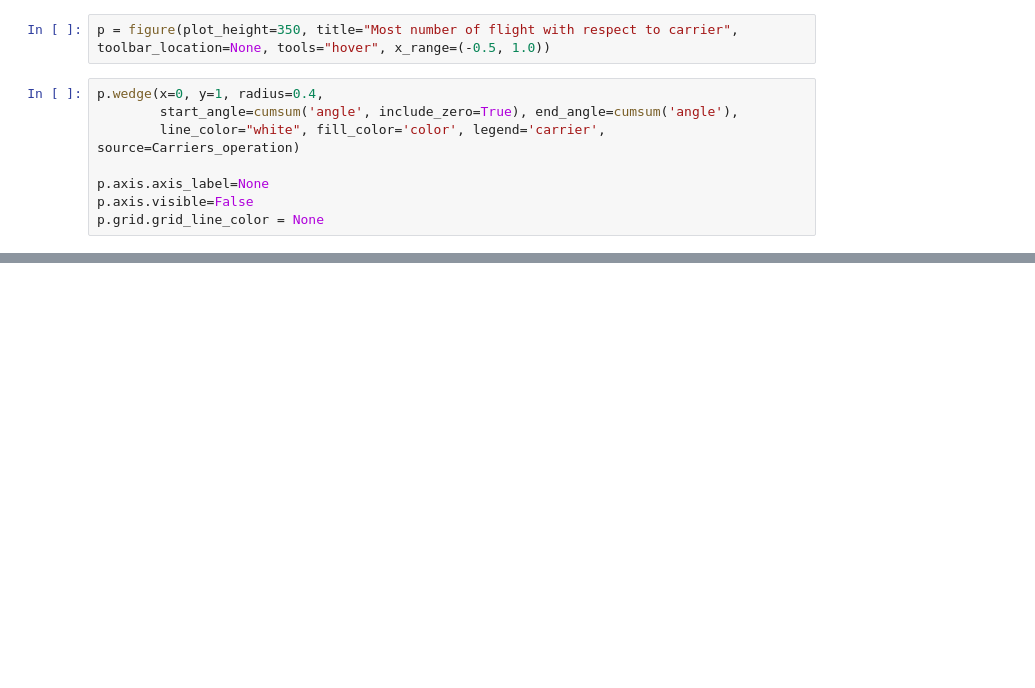
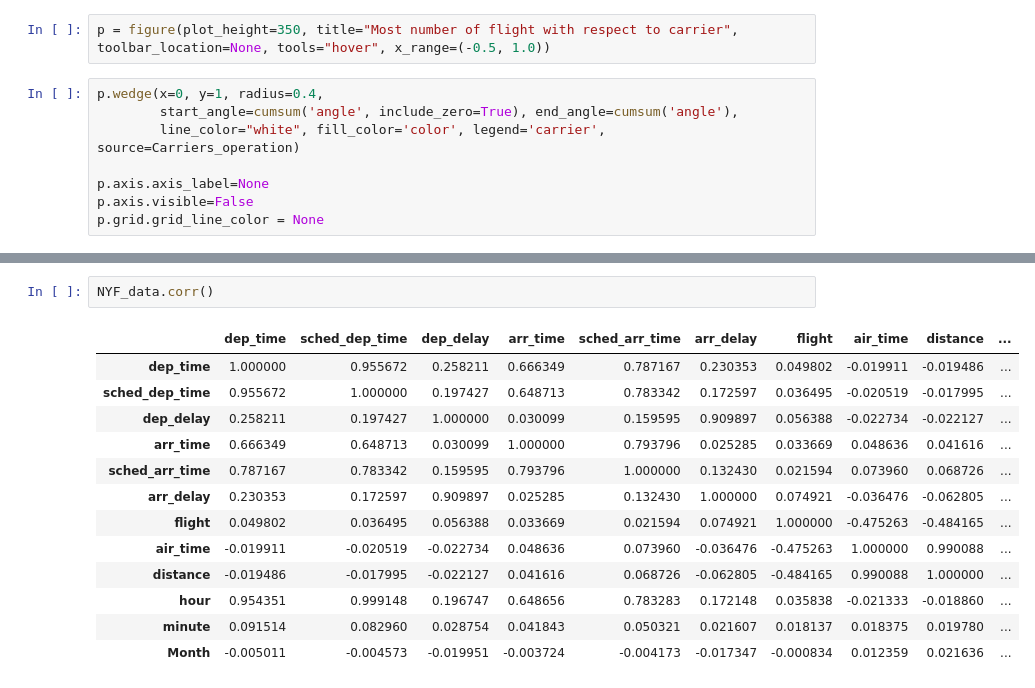
Before and after one commit to Shafin-Thiyam/Data_Science, a Jupyter notebook: 2_NYC-Flight_data/NYF_Exploration.ipynb, the cells around one changed output, grey strips where cells are left out. Cells and saved outputs as stored; diff of their text form; blank space fills up the shorter version.

```diff
--- a/2_NYC-Flight_data/NYF_Exploration.ipynb
+++ b/2_NYC-Flight_data/NYF_Exploration.ipynb
@@ -503,0 +523,16 @@ plt.show()
+# %%
+NYF_data.corr()
+# %% [output]
+|  | dep_time | sched_dep_time | dep_delay | arr_time | sched_arr_time | arr_delay | flight | air_time | distance | ... |
+| dep_time | 1.000000 | 0.955672 | 0.258211 | 0.666349 | 0.787167 | 0.230353 | 0.049802 | -0.019911 | -0.019486 | ... |
+| sched_dep_time | 0.955672 | 1.000000 | 0.197427 | 0.648713 | 0.783342 | 0.172597 | 0.036495 | -0.020519 | -0.017995 | ... |
+| dep_delay | 0.258211 | 0.197427 | 1.000000 | 0.030099 | 0.159595 | 0.909897 | 0.056388 | -0.022734 | -0.022127 | ... |
+| arr_time | 0.666349 | 0.648713 | 0.030099 | 1.000000 | 0.793796 | 0.025285 | 0.033669 | 0.048636 | 0.041616 | ... |
+| sched_arr_time | 0.787167 | 0.783342 | 0.159595 | 0.793796 | 1.000000 | 0.132430 | 0.021594 | 0.073960 | 0.068726 | ... |
+| arr_delay | 0.230353 | 0.172597 | 0.909897 | 0.025285 | 0.132430 | 1.000000 | 0.074921 | -0.036476 | -0.062805 | ... |
+| flight | 0.049802 | 0.036495 | 0.056388 | 0.033669 | 0.021594 | 0.074921 | 1.000000 | -0.475263 | -0.484165 | ... |
+| air_time | -0.019911 | -0.020519 | -0.022734 | 0.048636 | 0.073960 | -0.036476 | -0.475263 | 1.000000 | 0.990088 | ... |
+| distance | -0.019486 | -0.017995 | -0.022127 | 0.041616 | 0.068726 | -0.062805 | -0.484165 | 0.990088 | 1.000000 | ... |
+| hour | 0.954351 | 0.999148 | 0.196747 | 0.648656 | 0.783283 | 0.172148 | 0.035838 | -0.021333 | -0.018860 | ... |
+| minute | 0.091514 | 0.082960 | 0.028754 | 0.041843 | 0.050321 | 0.021607 | 0.018137 | 0.018375 | 0.019780 | ... |
+| Month | -0.005011 | -0.004573 | -0.019951 | -0.003724 | -0.004173 | -0.017347 | -0.000834 | 0.012359 | 0.021636 | ... |
```
Also changed, not shown: parts of 27 cells of this notebook, 1 other file.
